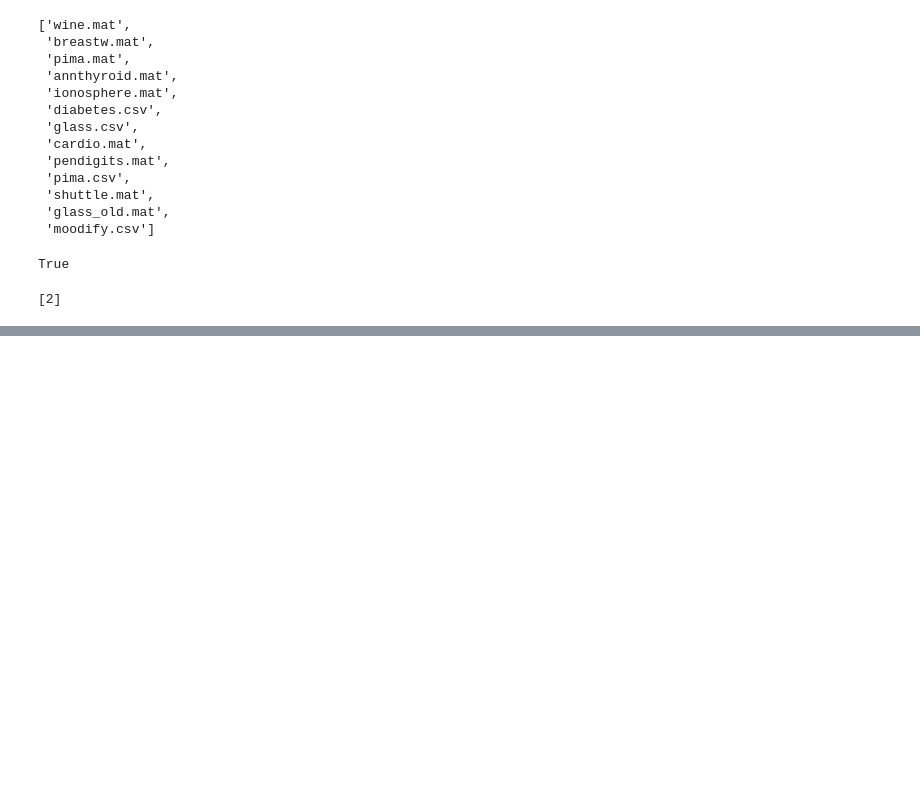
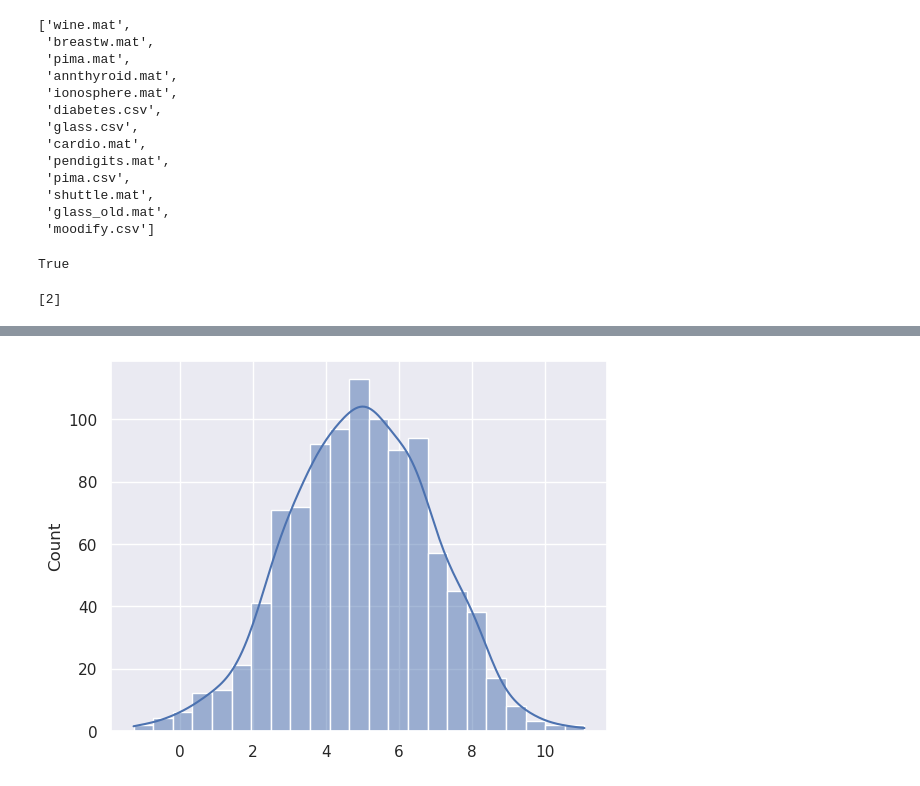
Before and after one commit to alessioarcudi/ExIFFI, a Jupyter notebook: notebooks/fix_stuff.ipynb, the cells around one changed output, grey strips where cells are left out. Cells and saved outputs as stored; diff of their text form; code cells hidden in the pictures; blank space fills up the shorter version.

```diff
--- a/notebooks/fix_stuff.ipynb
+++ b/notebooks/fix_stuff.ipynb
@@ -1758,0 +1841,7 @@ index
+# %%
+# Plot the PDF of the data
+import seaborn as sns
+sns.histplot(data,kde=True)
+plt.show()
+# %% [output]
+[figure, added]
```
Also changed, not shown: parts of 22 cells of this notebook.
